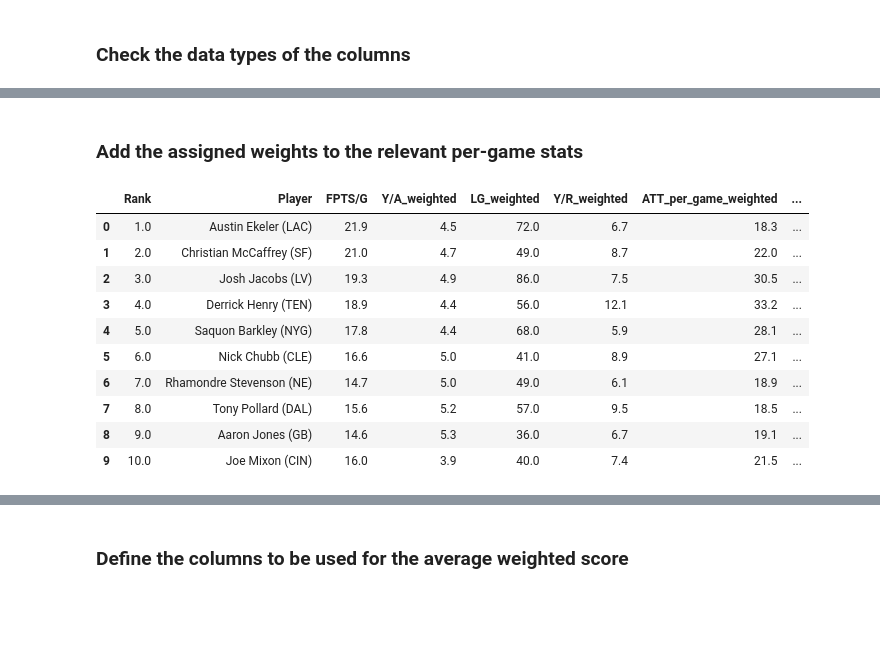
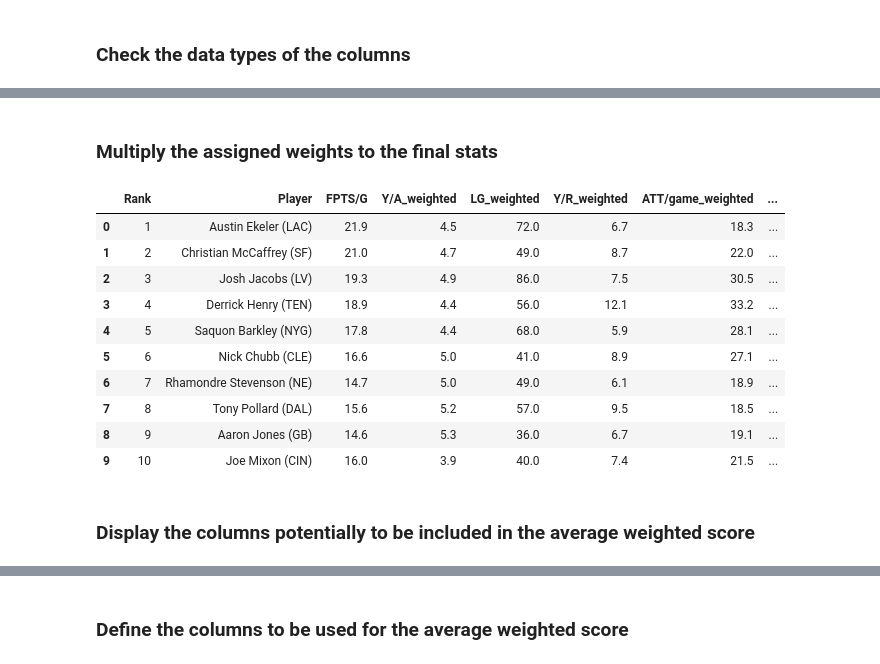
Before and after one commit to meltangonan/fantasy-football, a Jupyter notebook: RB Template.ipynb, the cells around one changed output, grey strips where cells are left out. Drawn from its saved outputs; the diff is of its cells as text; code cells hidden in the pictures; blank space fills up the shorter version.

```diff
--- a/RB Template.ipynb
+++ b/RB Template.ipynb
@@ -24,8 +24,8 @@ df.head(10)
 # %%
-# Enumerate the columns to get their positions (numbers) and names
-column_numbers = list(enumerate(df.columns))
+df.drop(['FL', 'ROST'], axis=1, inplace=True)
 
-column_numbers
+# Enumerate the columns to view their positions (numbers) and names
+list(enumerate(df.columns))
 # %% [output]
 [(0, 'Rank'),
  (1, 'Player'),
@@ -107,0 +70,10 @@ dtype: object
+# %%
+# Convert columns with object data type, excluding certain columns
+convert = df.select_dtypes('object').columns.difference(['Player'])
+df[convert] = df[convert].apply(lambda x: pd.to_numeric(x.str.replace(',', ''), errors='coerce')).fillna(0)
+
+# Convert specific columns to desired data types
+df['Rank'] = df['Rank'].astype('Int64')
+
+# Verify the data types
+df.dtypes
@@ -211,0 +189,16 @@ weights
+# %%
+# Calculate R^2 for the 'Average' correlation, adding 'R^2' column to DataFrame
+df_corr['R^2'] = df_corr['Correlation'] ** 2
+
+# Define the calculation to assign weights
+def weight_calc(row):
+    if row['Correlation'] > 0.65:
+        return 1 + row['R^2']
+    else:
+        return 1
+
+# Assign weights based on the given criteria, adding 'Weight' column to DataFrame
+df_corr['Weight'] = df_corr.apply(weight_calc, axis=1)
+
+# Display the new columns in the DataFrame
+df_corr[['Correlation', 'R^2', 'Weight']].round(2)
@@ -212,25 +218,27 @@ weights
 # %% [markdown]
-### Add the assigned weights to the relevant per-game stats
+### Multiply the assigned weights to the final stats
 # %%
 # Multiply each relevant column by its corresponding weight
-for col in relevant_columns_for_correlation:
-    weight = weights.loc[col, 'Weight']
+for col in corr_columns:
+    weight = df_corr.loc[col, 'Weight']
     df[col + '_weighted'] = (df[col] * weight).round(1)
 
-# Extract the weighted columns to view the results
-weighted_columns = [col + '_weighted' for col in relevant_columns_for_correlation]
-df_weighted = df[['Rank', 'Player', 'FPTS/G'] + weighted_columns]
+# Extract the weighted columns
+weight_columns = [col + '_weighted' for col in corr_columns]
 
-df_weighted.head(10)
+# Display the new weighted stats columns
+df[['Rank', 'Player', 'FPTS/G'] + weight_columns].head(10)
 # %% [output]
-|  | Rank | Player | FPTS/G | Y/A_weighted | LG_weighted | Y/R_weighted | ATT_per_game_weighted | ... |
-| 0 | 1.0 | Austin Ekeler (LAC) | 21.9 | 4.5 | 72.0 | 6.7 | 18.3 | ... |
-| 1 | 2.0 | Christian McCaffrey (SF) | 21.0 | 4.7 | 49.0 | 8.7 | 22.0 | ... |
-| 2 | 3.0 | Josh Jacobs (LV) | 19.3 | 4.9 | 86.0 | 7.5 | 30.5 | ... |
-| 3 | 4.0 | Derrick Henry (TEN) | 18.9 | 4.4 | 56.0 | 12.1 | 33.2 | ... |
-| 4 | 5.0 | Saquon Barkley (NYG) | 17.8 | 4.4 | 68.0 | 5.9 | 28.1 | ... |
-| 5 | 6.0 | Nick Chubb (CLE) | 16.6 | 5.0 | 41.0 | 8.9 | 27.1 | ... |
-| 6 | 7.0 | Rhamondre Stevenson (NE) | 14.7 | 5.0 | 49.0 | 6.1 | 18.9 | ... |
-| 7 | 8.0 | Tony Pollard (DAL) | 15.6 | 5.2 | 57.0 | 9.5 | 18.5 | ... |
-| 8 | 9.0 | Aaron Jones (GB) | 14.6 | 5.3 | 36.0 | 6.7 | 19.1 | ... |
-| 9 | 10.0 | Joe Mixon (CIN) | 16.0 | 3.9 | 40.0 | 7.4 | 21.5 | ... |
+|  | Rank | Player | FPTS/G | Y/A_weighted | LG_weighted | Y/R_weighted | ATT/game_weighted | ... |
+| 0 | 1 | Austin Ekeler (LAC) | 21.9 | 4.5 | 72.0 | 6.7 | 18.3 | ... |
+| 1 | 2 | Christian McCaffrey (SF) | 21.0 | 4.7 | 49.0 | 8.7 | 22.0 | ... |
+| 2 | 3 | Josh Jacobs (LV) | 19.3 | 4.9 | 86.0 | 7.5 | 30.5 | ... |
+| 3 | 4 | Derrick Henry (TEN) | 18.9 | 4.4 | 56.0 | 12.1 | 33.2 | ... |
+| 4 | 5 | Saquon Barkley (NYG) | 17.8 | 4.4 | 68.0 | 5.9 | 28.1 | ... |
+| 5 | 6 | Nick Chubb (CLE) | 16.6 | 5.0 | 41.0 | 8.9 | 27.1 | ... |
+| 6 | 7 | Rhamondre Stevenson (NE) | 14.7 | 5.0 | 49.0 | 6.1 | 18.9 | ... |
+| 7 | 8 | Tony Pollard (DAL) | 15.6 | 5.2 | 57.0 | 9.5 | 18.5 | ... |
+| 8 | 9 | Aaron Jones (GB) | 14.6 | 5.3 | 36.0 | 6.7 | 19.1 | ... |
+| 9 | 10 | Joe Mixon (CIN) | 16.0 | 3.9 | 40.0 | 7.4 | 21.5 | ... |
+# %% [markdown]
+### Display the columns potentially to be included in the average weighted score
```
Also changed, not shown: parts of 25 cells of this notebook.
